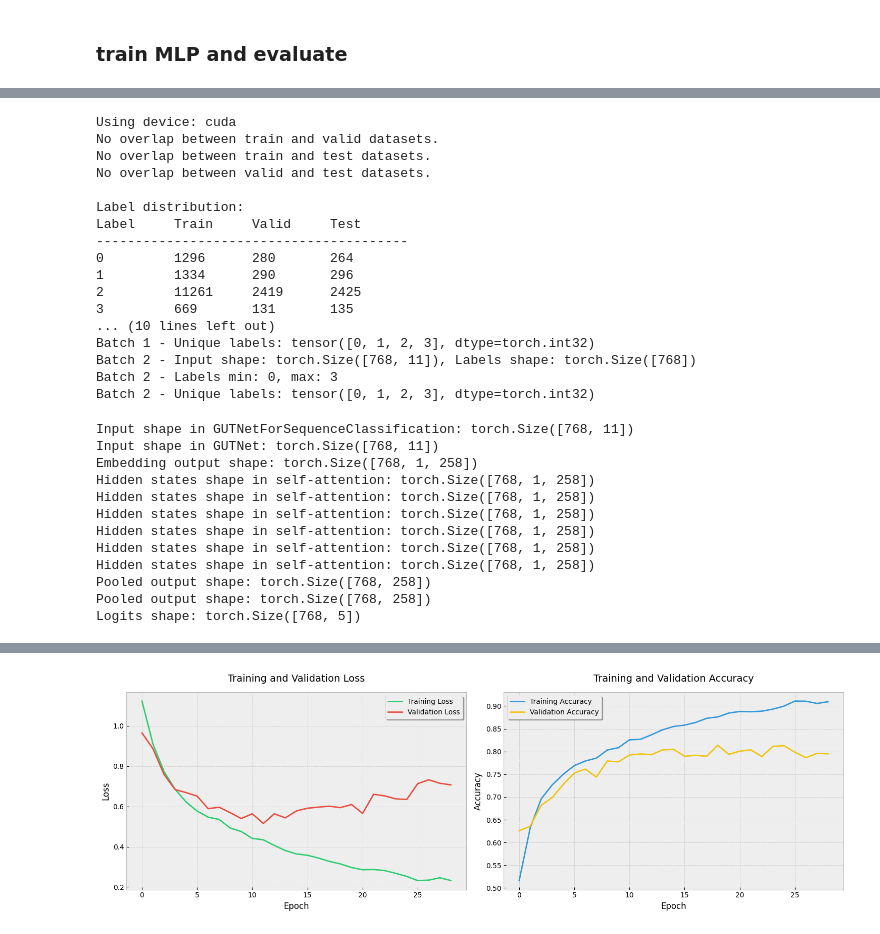
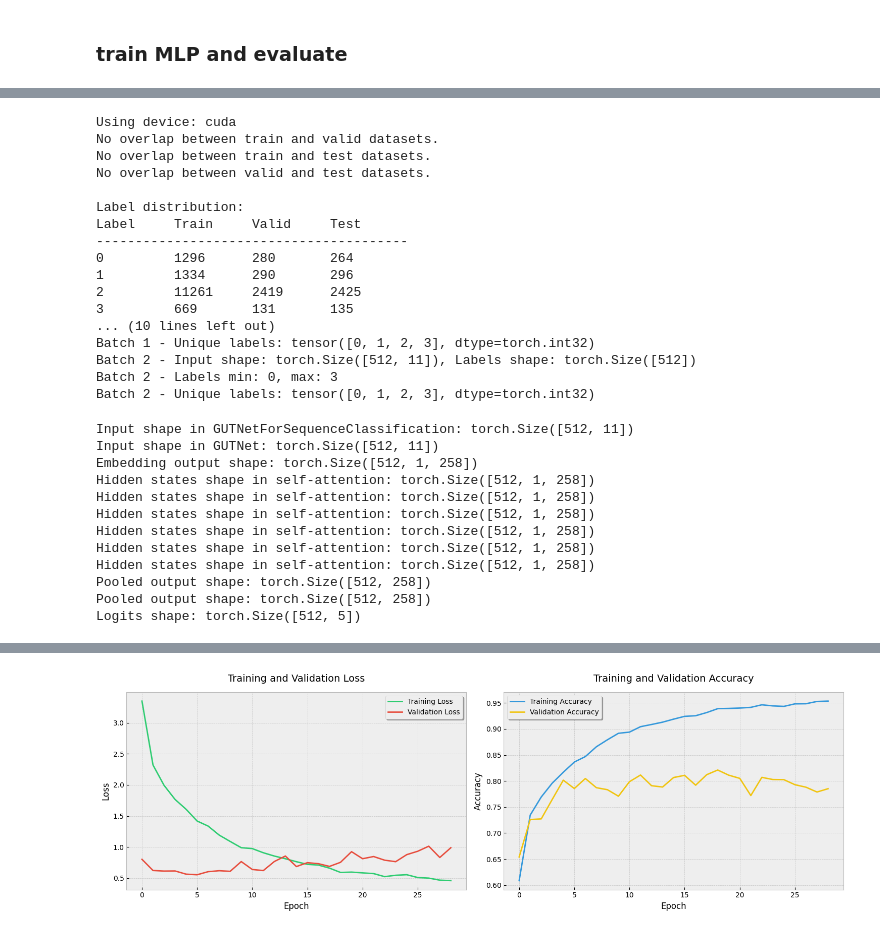
Before and after one commit to zhuzhiyang258/gut_net_project, a Jupyter notebook: notebooks/model_analyze.ipynb, the cells around one changed output, grey strips where cells are left out. Cells and saved outputs as stored; diff of their text form; code cells hidden in the pictures.

```diff
--- a/notebooks/model_analyze.ipynb
+++ b/notebooks/model_analyze.ipynb
@@ -354,5 +296,5 @@ Test accuracy: 0.8203
 # %%
-data_path = r'D:\毕业论文\zzy\gut_net_project\data\standardized'
+data_path = r'C:\Users\DELL\Desktop\Bio_zzy\new_version\gut_net_project-main\data\standardized'
 input_dim = 11  # This is correct as your input shape is [128, 11]
 num_classes = 5
 hidden_size = 258
@@ -361,7 +303,7 @@ num_attention_heads = 2
 intermediate_size = 1024
 hidden_dropout_prob = 0.05
 attention_probs_dropout_prob = 0.3
-batch_size =
+batch_size = 512
 network_type = 'without_attention'
 
 
@@ -456,19 +398,19 @@ Label     Train     Valid     Test
 3         669       131       135
 ... (10 lines left out)
 Batch 1 - Unique labels: tensor([0, 1, 2, 3], dtype=torch.int32)
-Batch 2 - Input shape: torch.Size([768, 11]), Labels shape: torch.Size([768])
+Batch 2 - Input shape: torch.Size([512, 11]), Labels shape: torch.Size([512])
 Batch 2 - Labels min: 0, max: 3
 Batch 2 - Unique labels: tensor([0, 1, 2, 3], dtype=torch.int32)
-Input shape in GUTNetForSequenceClassification: torch.Size([768, 11])
-Input shape in GUTNet: torch.Size([768, 11])
-Embedding output shape: torch.Size([768, 1, 258])
-Hidden states shape in self-attention: torch.Size([768, 1, 258])
-Hidden states shape in self-attention: torch.Size([768, 1, 258])
-Hidden states shape in self-attention: torch.Size([768, 1, 258])
-Hidden states shape in self-attention: torch.Size([768, 1, 258])
-Hidden states shape in self-attention: torch.Size([768, 1, 258])
-Hidden states shape in self-attention: torch.Size([768, 1, 258])
-Pooled output shape: torch.Size([768, 258])
-Pooled output shape: torch.Size([768, 258])
-Logits shape: torch.Size([768, 5])
+Input shape in GUTNetForSequenceClassification: torch.Size([512, 11])
+Input shape in GUTNet: torch.Size([512, 11])
+Embedding output shape: torch.Size([512, 1, 258])
+Hidden states shape in self-attention: torch.Size([512, 1, 258])
+Hidden states shape in self-attention: torch.Size([512, 1, 258])
+Hidden states shape in self-attention: torch.Size([512, 1, 258])
+Hidden states shape in self-attention: torch.Size([512, 1, 258])
+Hidden states shape in self-attention: torch.Size([512, 1, 258])
+Hidden states shape in self-attention: torch.Size([512, 1, 258])
+Pooled output shape: torch.Size([512, 258])
+Pooled output shape: torch.Size([512, 258])
+Logits shape: torch.Size([512, 5])
 INFO:src.modeling.trainer_without_attention:Epoch 1/100
@@ -491,4 +433,4 @@ weighted avg       0.82      0.82      0.82      6046
-[figure, old version]
+[figure, new version]
 # %%
 def plot_evaluation_visualizations(trainer, val_loader, test_loader):
     device = trainer.device
```
Also changed, not shown: parts of 9 cells of this notebook.
